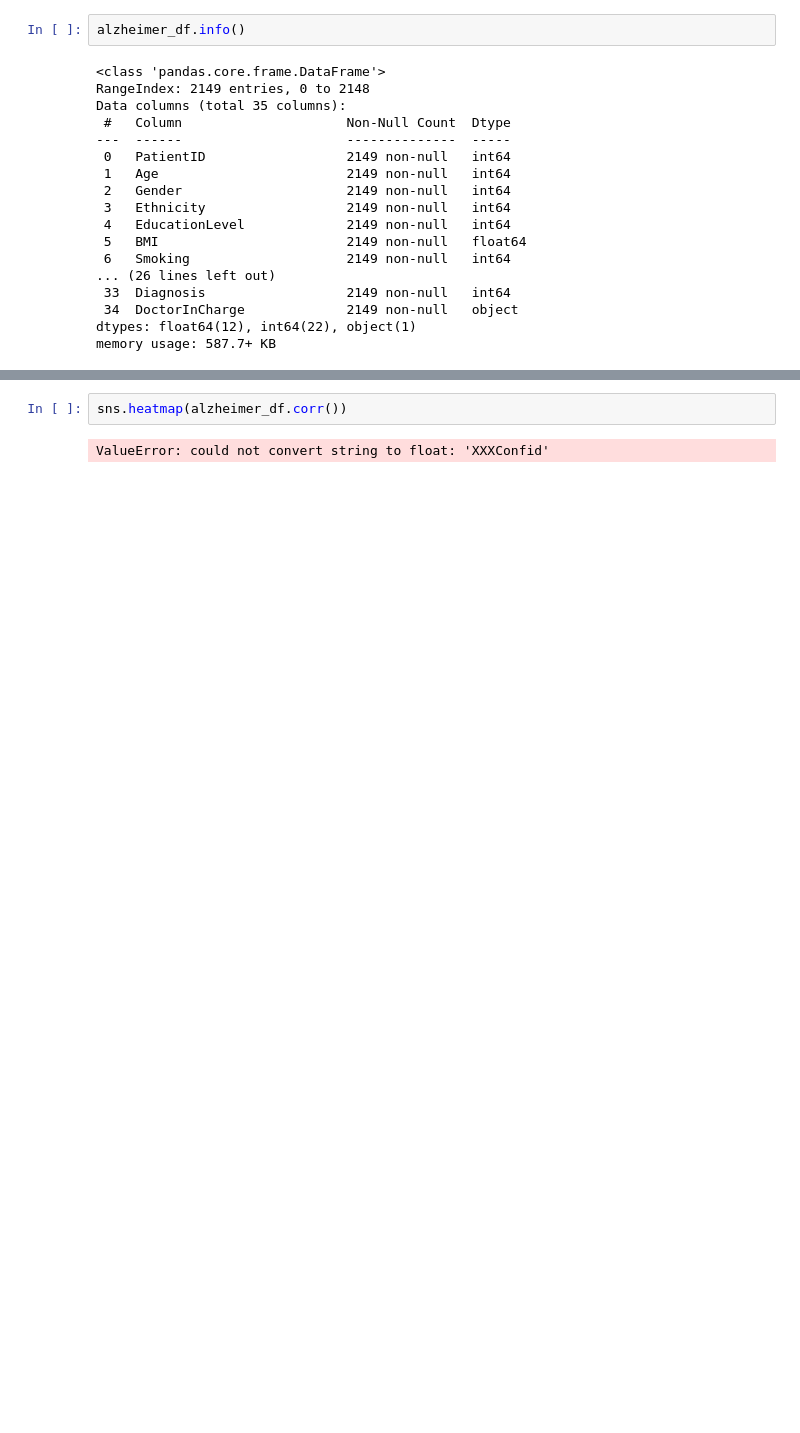
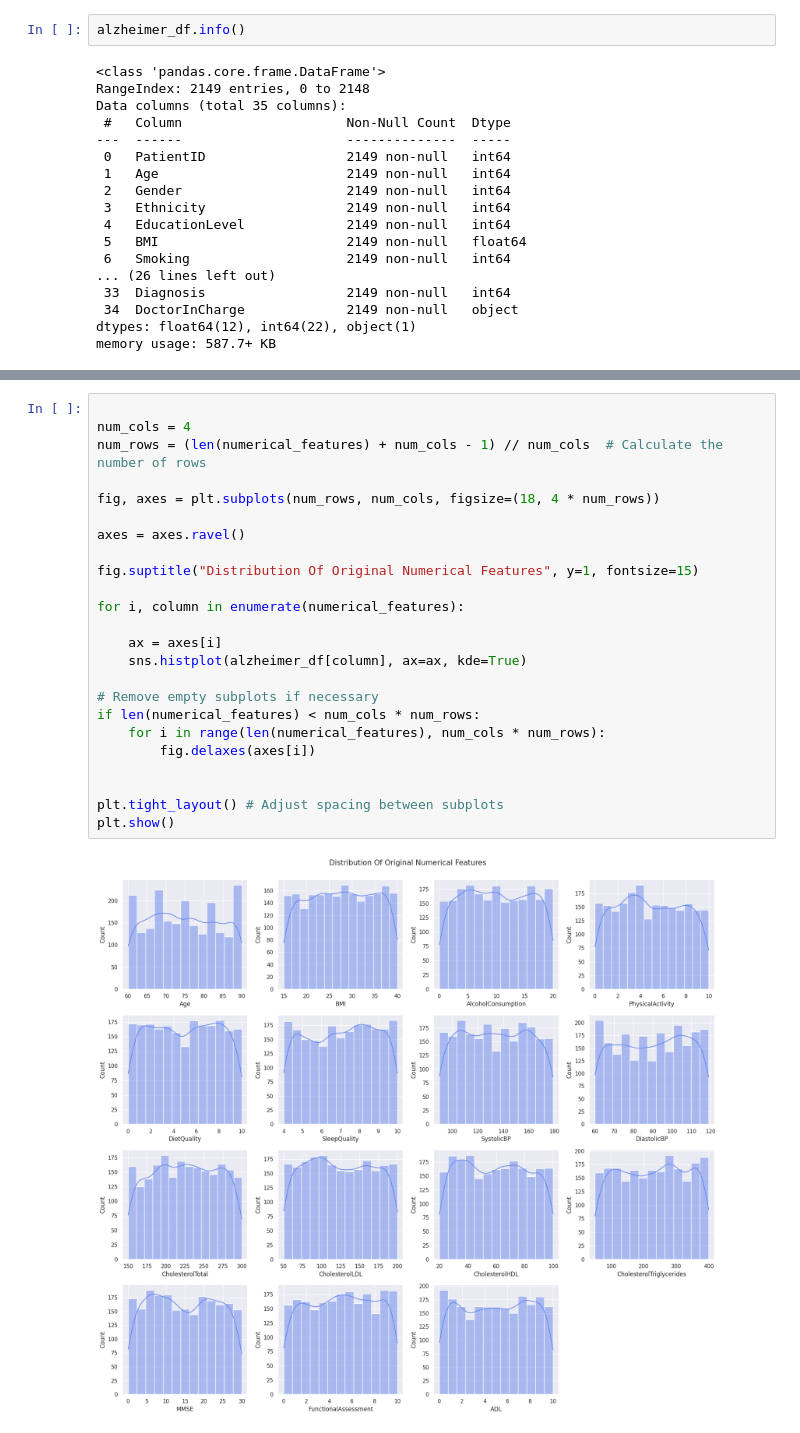
Before and after one commit to lovecrushfamily/Alzheimer_Disease, a Jupyter notebook: notebook.ipynb, the cells around one changed output, grey strips where cells are left out. Drawn from its saved outputs; the diff is of its cells as text; blank space fills up the shorter version.

```diff
--- a/notebook.ipynb
+++ b/notebook.ipynb
@@ -65,4 +160,26 @@ alzheimer_df.describe().transpose()
-# %%
-sns.heatmap(alzheimer_df.corr())
-# %% [output]
-ValueError: could not convert string to float: 'XXXConfid'
+# %%
+
+num_cols = 4
+num_rows = (len(numerical_features) + num_cols - 1) // num_cols  # Calculate the number of rows
+
+fig, axes = plt.subplots(num_rows, num_cols, figsize=(18, 4 * num_rows))
+
+axes = axes.ravel()
+
+fig.suptitle("Distribution Of Original Numerical Features", y=1, fontsize=15)
+
+for i, column in enumerate(numerical_features):
+
+    ax = axes[i]
+    sns.histplot(alzheimer_df[column], ax=ax, kde=True)
+
+# Remove empty subplots if necessary
+if len(numerical_features) < num_cols * num_rows:
+    for i in range(len(numerical_features), num_cols * num_rows):
+        fig.delaxes(axes[i])
+
+
+plt.tight_layout() # Adjust spacing between subplots
+plt.show()
+# %% [output]
+[figure, added]
```
Also changed, not shown: parts of 28 cells of this notebook, 1 other file.
